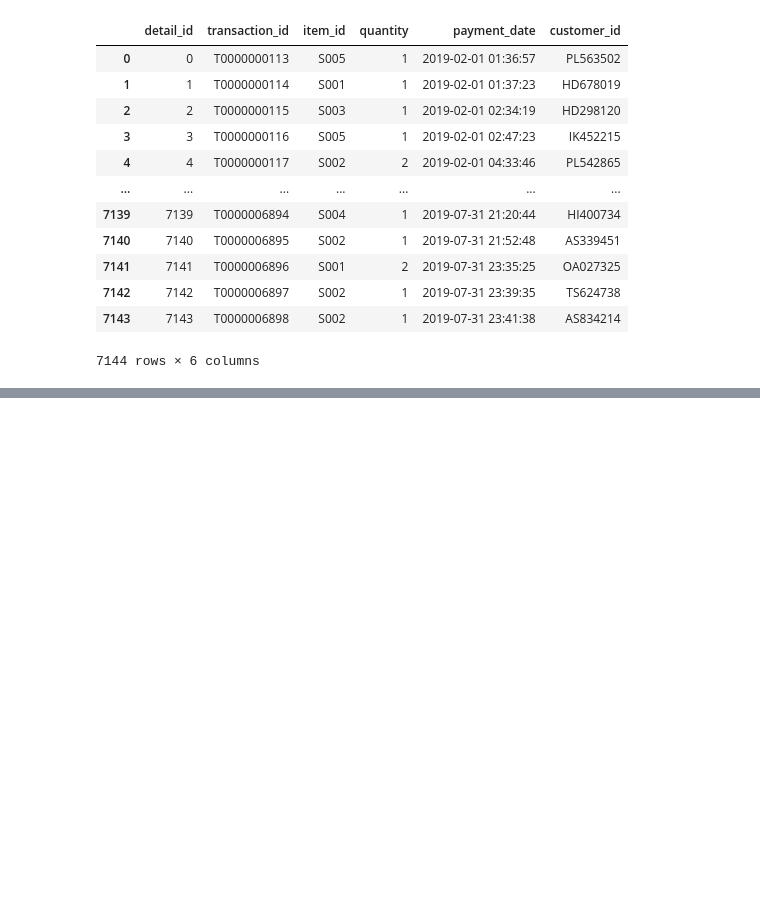
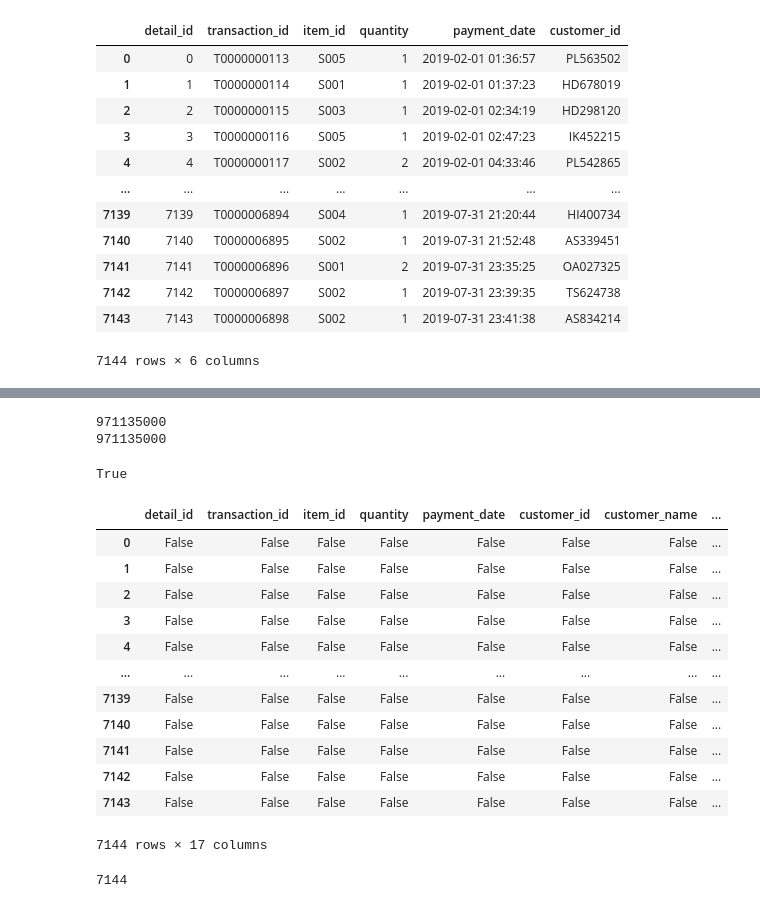
Before and after one commit to yohei-ny/100_data_practice, a Jupyter notebook: ch1/data1.ipynb, the cells around one changed output, grey strips where cells are left out. Cells and saved outputs as stored; diff of their text form; code cells hidden in the pictures; blank space fills up the shorter version.

```diff
--- a/ch1/data1.ipynb
+++ b/ch1/data1.ipynb
@@ -106,0 +141,2 @@ join_frame
+# %%
+join_frame =pd.merge(join_frame,item,on="item_id",how="left")
@@ -106,0 +163,31 @@ join_frame
+# %%
+#データの検算
+print(join_frame["price"].sum())
+print(transaction_mix["price"].sum())
+# %% [output]
+971135000
+971135000
+# %%
+join_frame["price"].sum() ==transaction_mix["price"].sum()
+# %% [output]
+True
+# %%
+join_frame.isnull()
+# %% [output]
+|  | detail_id | transaction_id | item_id | quantity | payment_date | customer_id | customer_name | ... |
+| 0 | False | False | False | False | False | False | False | ... |
+| 1 | False | False | False | False | False | False | False | ... |
+| 2 | False | False | False | False | False | False | False | ... |
+| 3 | False | False | False | False | False | False | False | ... |
+| 4 | False | False | False | False | False | False | False | ... |
+| ... | ... | ... | ... | ... | ... | ... | ... | ... |
+| 7139 | False | False | False | False | False | False | False | ... |
+| 7140 | False | False | False | False | False | False | False | ... |
+| 7141 | False | False | False | False | False | False | False | ... |
+| 7142 | False | False | False | False | False | False | False | ... |
+| 7143 | False | False | False | False | False | False | False | ... |
+7144 rows × 17 columns
+# %%
+len(join_frame)
+# %% [output]
+7144
```
Also changed, not shown: parts of 26 cells of this notebook.
